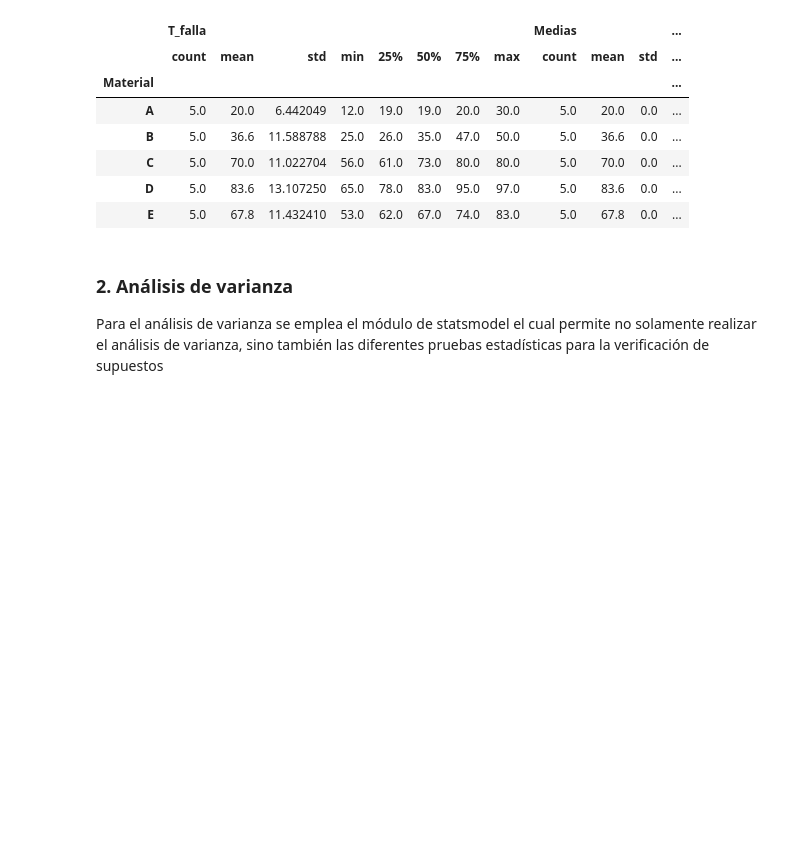
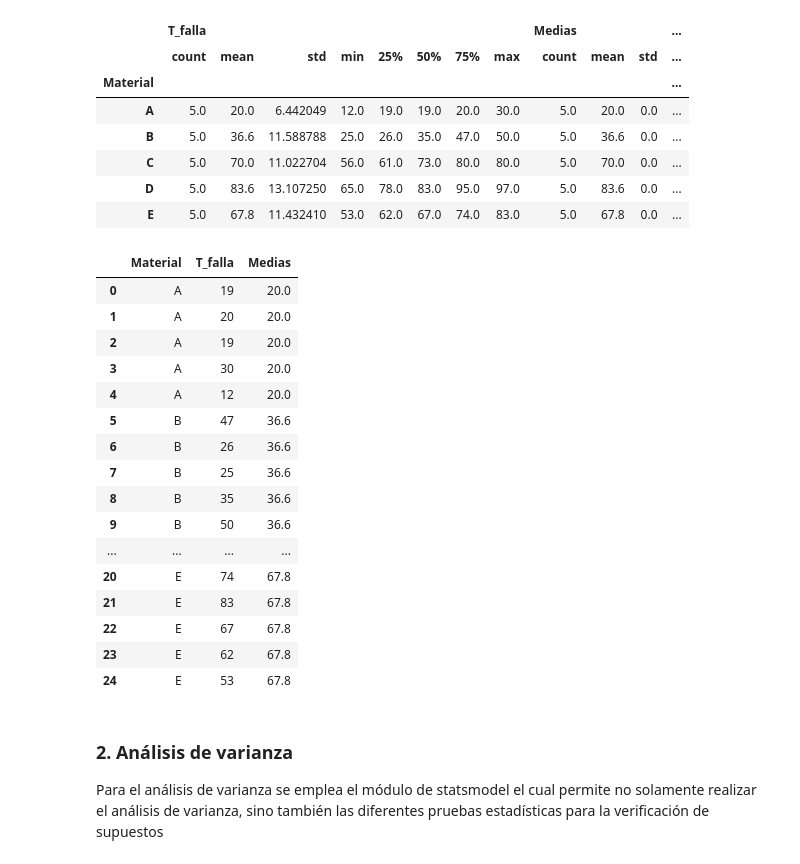
Before and after one commit to OPALO-ESTADISTICA/ANOVA, a Jupyter notebook: ANOVA .ipynb, the cells around one changed output. Drawn from its saved outputs; the diff is of its cells as text; code cells hidden in the pictures; blank space fills up the shorter version.

```diff
--- a/ANOVA .ipynb
+++ b/ANOVA .ipynb
@@ -64,6 +64,26 @@ df.groupby(by="Material").describe()
 | C | 5.0 | 70.0 | 11.022704 | 56.0 | 61.0 | 73.0 | 80.0 | 80.0 | 5.0 | 70.0 | 0.0 | ... |
 | D | 5.0 | 83.6 | 13.107250 | 65.0 | 78.0 | 83.0 | 95.0 | 97.0 | 5.0 | 83.6 | 0.0 | ... |
 | E | 5.0 | 67.8 | 11.432410 | 53.0 | 62.0 | 67.0 | 74.0 | 83.0 | 5.0 | 67.8 | 0.0 | ... |
+# %%
+df
+# %% [output]
+|  | Material | T_falla | Medias |
+| 0 | A | 19 | 20.0 |
+| 1 | A | 20 | 20.0 |
+| 2 | A | 19 | 20.0 |
+| 3 | A | 30 | 20.0 |
+| 4 | A | 12 | 20.0 |
+| 5 | B | 47 | 36.6 |
+| 6 | B | 26 | 36.6 |
+| 7 | B | 25 | 36.6 |
+| 8 | B | 35 | 36.6 |
+| 9 | B | 50 | 36.6 |
+| ... | ... | ... | ... |
+| 20 | E | 74 | 67.8 |
+| 21 | E | 83 | 67.8 |
+| 22 | E | 67 | 67.8 |
+| 23 | E | 62 | 67.8 |
+| 24 | E | 53 | 67.8 |
 # %% [markdown]
 ### 2. Análisis de varianza
 
```
Also changed, not shown: parts of 7 cells of this notebook.
